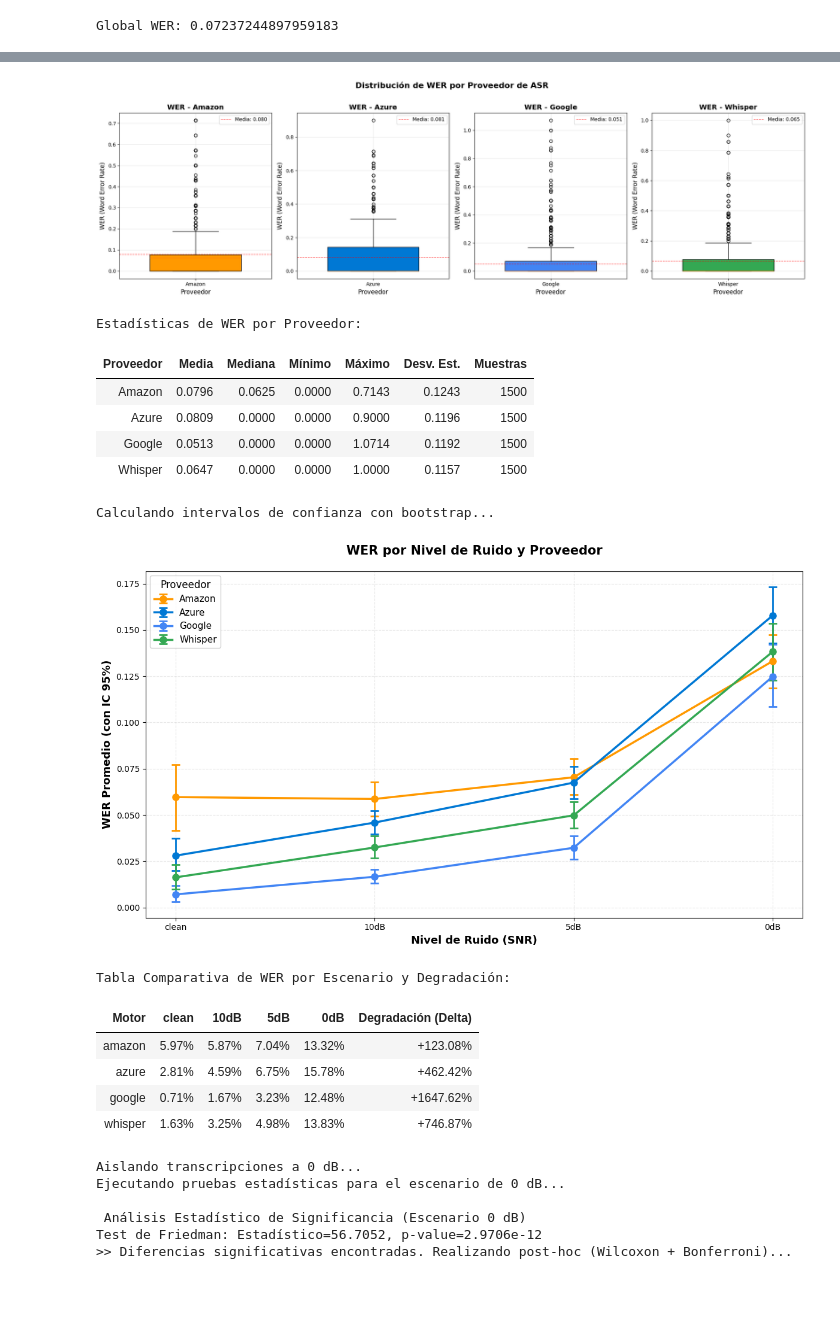
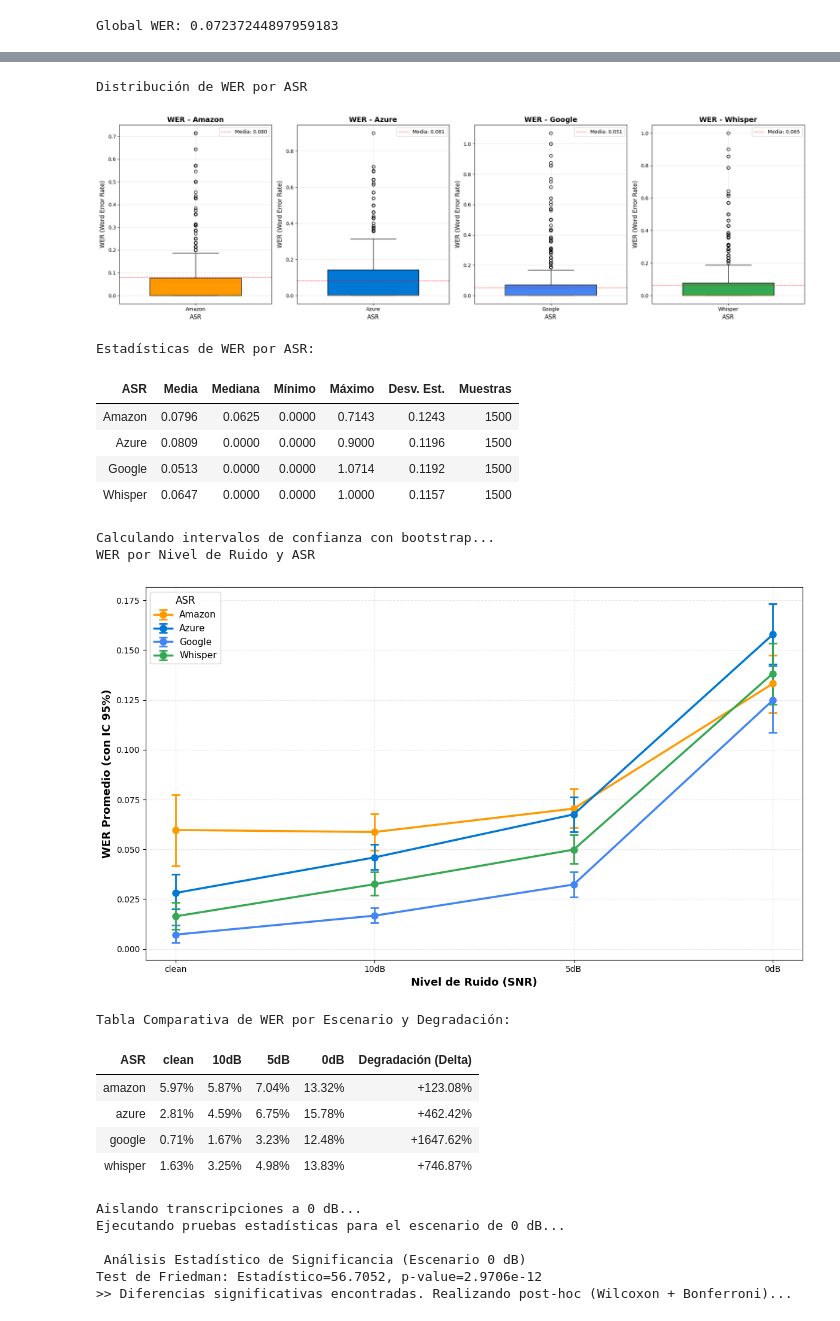
Before and after one commit to agomezb/ASR-Comparative, a Jupyter notebook: 2_wer.ipynb, the cells around one changed output, grey strips where cells are left out. Drawn from its saved outputs; the diff is of its cells as text; code cells hidden in the pictures; blank space fills up the shorter version.

Commit message:
refactor: Clean up WER notebook by removing redundant code and improving markdown formatting

```diff
--- a/2_wer.ipynb
+++ b/2_wer.ipynb
@@ -112,23 +105,25 @@ Test de Friedman: Estadístico=334.5658, p-value=3.2767e-72
 | 4 | azure vs whisper | 1.963362e-13 | 1.178017e-12 | True |
 | 5 | google vs whisper | 2.206342e-14 | 1.323805e-13 | True |
 # %%
-# --- Gráfico de caja: Distribución de WER por proveedor ---
+# --- Gráfico de caja: Distribución de WER por ASR ---
 import sys
 import os
 sys.path.append(os.getcwd())
 from tools.wer_analysis import WERVisualizer
 
 if 'df_wer' in locals():
     visualizer = WERVisualizer()
-    stats_df = visualizer.plot_wer_boxplot(df_wer, title='Distribución de WER por Proveedor de ASR', show_stats=True)
+    print('Distribución de WER por ASR')
+    stats_df = visualizer.plot_wer_boxplot(df_wer, title='Distribución de WER por ASR', show_stats=True)
     if stats_df is not None:
         display(stats_df)
 else:
     print("Error: 'df_wer' no está definido. Ejecuta las celdas anteriores.")
 # %% [output]
+Distribución de WER por ASR
-[figure, old version]
+[figure, new version]
-Estadísticas de WER por Proveedor:
+Estadísticas de WER por ASR:
-| Proveedor | Media | Mediana | Mínimo | Máximo | Desv. Est. | Muestras |
+| ASR | Media | Mediana | Mínimo | Máximo | Desv. Est. | Muestras |
 | Amazon | 0.0796 | 0.0625 | 0.0000 | 0.7143 | 0.1243 | 1500 |
 | Azure | 0.0809 | 0.0000 | 0.0000 | 0.9000 | 0.1196 | 1500 |
 | Google | 0.0513 | 0.0000 | 0.0000 | 1.0714 | 0.1192 | 1500 |
@@ -148,7 +143,7 @@ from tools.wer_analysis import WERAnalyzer, WERVisualizer
 if 'df_wer' in locals():
     analyzer = WERAnalyzer(df_wer)
 
-    # Calculamos WER y CIs por proveedor y SNR
+    # Calculamos WER y CIs por ASR y SNR
     print("Calculando intervalos de confianza con bootstrap...")
     wer_results = analyzer.calculate_wer_by_provider_snr()
 
@@ -156,6 +151,7 @@ if 'df_wer' in locals():
     visualizer = WERVisualizer()
 
     # Generamos el gráfico
+    print('WER por Nivel de Ruido y ASR')
     visualizer.plot_wer_by_snr(wer_results)
 
     # Mostramos la tabla comparativa
@@ -167,9 +163,10 @@ else:
     print("Error: 'df_wer' no está definido. Asegúrate de ejecutar las celdas anteriores.")
 # %% [output]
 Calculando intervalos de confianza con bootstrap...
+WER por Nivel de Ruido y ASR
-[figure, old version]
+[figure, new version]
 Tabla Comparativa de WER por Escenario y Degradación:
-| Motor | clean | 10dB | 5dB | 0dB | Degradación (Delta) |
+| ASR | clean | 10dB | 5dB | 0dB | Degradación (Delta) |
 | amazon | 5.97% | 5.87% | 7.04% | 13.32% | +123.08% |
 | azure | 2.81% | 4.59% | 6.75% | 15.78% | +462.42% |
 | google | 0.71% | 1.67% | 3.23% | 12.48% | +1647.62% |
```
Also changed, not shown: parts of 6 cells of this notebook.
